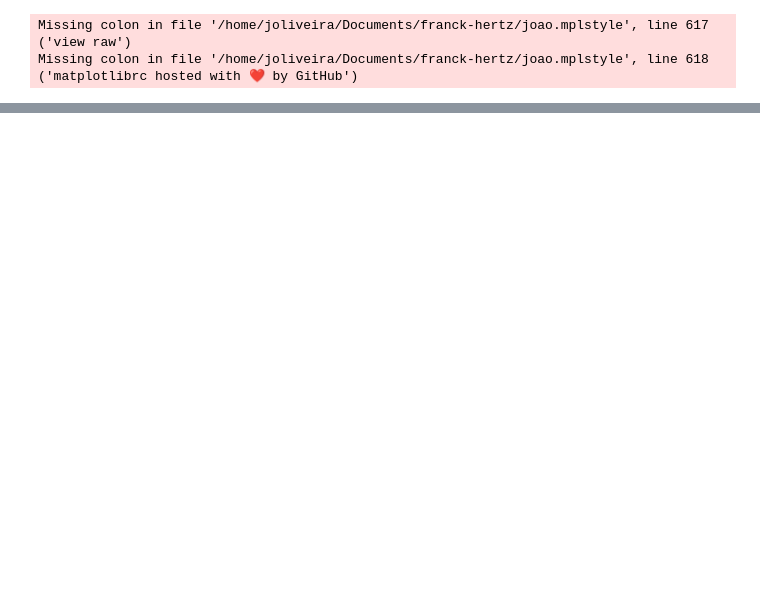
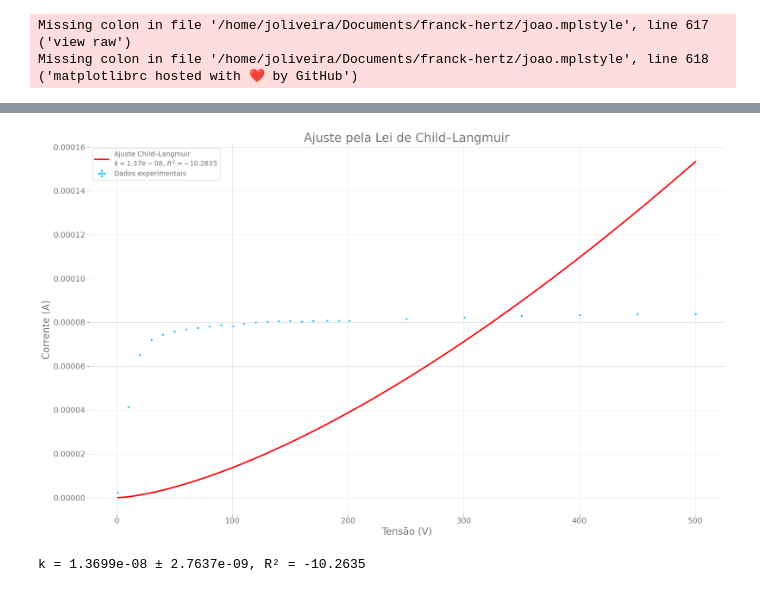
Before and after one commit to coppernium/termoionico, a Jupyter notebook: Gráficos.ipynb, the cells around one changed output, grey strips where cells are left out. Drawn from its saved outputs; the diff is of its cells as text; code cells hidden in the pictures; blank space fills up the shorter version.

```diff
--- a/Gráficos.ipynb
+++ b/Gráficos.ipynb
@@ -270,0 +271,75 @@ plot_corrente_tensao_pasta(
+# %%
+import pandas as pd
+import numpy as np
+import matplotlib.pyplot as plt
+from scipy.optimize import curve_fit
+
+def ajustar_child_langmuir(caminho_arquivo: str):
+    """
+    Ajusta dados experimentais à lei de Child–Langmuir (I = k * V^(3/2)).
+
+    Parâmetros
+    ----------
+    caminho_arquivo : str
+        Caminho completo para o arquivo .ods contendo as colunas:
+        Tensao | Incerteza tensao | Corrente | Incerteza corrente
+
+    Retorna
+    -------
+    k_fit : float
+        Valor ajustado da constante k.
+    k_err : float
+        Incerteza da constante k.
+    r2 : float
+        Coeficiente de determinação (qualidade do ajuste).
+    """
+    # --- Função teórica ---
+    def child_langmuir(V, k):
+        return k * V ** 1.5
+
+    # --- Leitura dos dados ---
+    df = pd.read_excel(caminho_arquivo, engine="odf")
+    df.columns = ["Tensao", "Incerteza_Tensao", "Corrente", "Incerteza_Corrente"]
+    df = df[df["Tensao"] > 0]
+
+    V = df["Tensao"].values
+    I = df["Corrente"].values
+
+    # --- Ajuste ---
+    popt, pcov = curve_fit(child_langmuir, V, I)
+    k_fit = popt[0]
+    k_err = np.sqrt(np.diag(pcov))[0]
+
+    # --- Cálculo do R² ---
+    I_pred = child_langmuir(V, k_fit)
+    ss_res = np.sum((I - I_pred) ** 2)
+    ss_tot = np.sum((I - np.mean(I)) ** 2)
+    r2 = 1 - (ss_res / ss_tot)
+
+    # --- Curva ajustada ---
+    V_fit = np.linspace(V.min(), V.max(), 200)
+    I_fit = child_langmuir(V_fit, k_fit)
+
+    # --- Plot ---
+    plt.errorbar(
+        V, I,
+        xerr=df["Incerteza_Tensao"], yerr=df["Incerteza_Corrente"],
+        fmt='o', markersize=5, capsize=3,
+        label="Dados experimentais"
+    )
+    plt.plot(V_fit, I_fit, 'r-', label=f"Ajuste Child–Langmuir\n$k={k_fit:.2e}$, $R^2={r2:.4f}$")
+    plt.xlabel("Tensão (V)")
+    plt.ylabel("Corrente (A)")
+    plt.title("Ajuste pela Lei de Child–Langmuir")
+    plt.legend()
+    plt.grid(True, alpha=0.3)
+    plt.tight_layout()
+    plt.show()
+
+    return k_fit, k_err, r2
+
+k, k_err, r2 = ajustar_child_langmuir("Dados Obtidos 06.11.2025/m_1-T_1600C.ods")
+print(f"k = {k:.4e} ± {k_err:.4e}, R² = {r2:.4f}")
+# %% [output]
+[figure, added]
+k = 1.3699e-08 ± 2.7637e-09, R² = -10.2635
```
Also changed, not shown: parts of 1 cell of this notebook, 6 other files.
